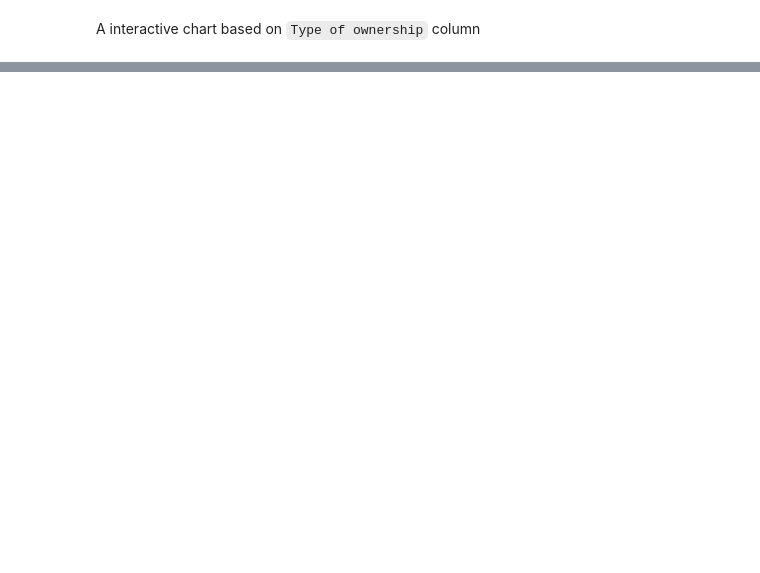
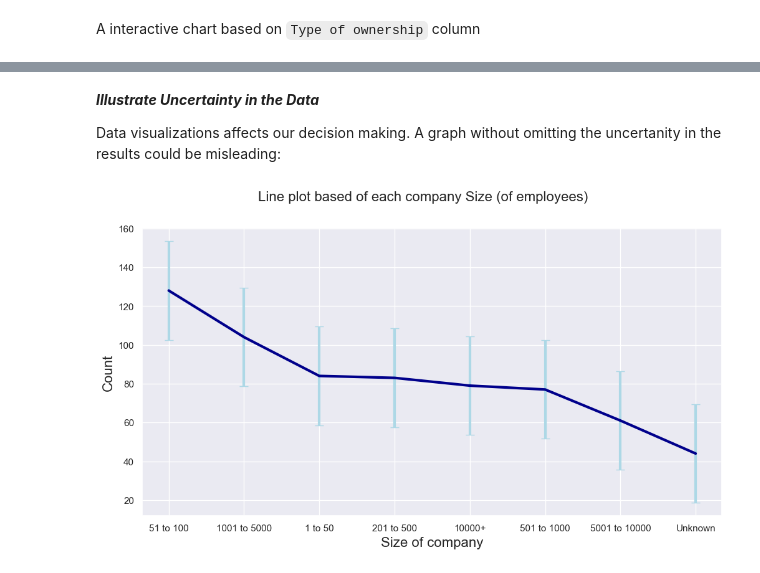
Before and after one commit to alizahedzadeh/Applied-Data-Science-Course-Assignments, a Jupyter notebook: assignments/Assignment 3 Data Visualization + Web-scraping/HW3_DataVisualization.ipynb, the cells around one changed output, grey strips where cells are left out. Drawn from its saved outputs; the diff is of its cells as text; code cells hidden in the pictures; blank space fills up the shorter version.

```diff
--- a/assignments/Assignment 3 Data Visualization + Web-scraping/HW3_DataVisualization.ipynb
+++ b/assignments/Assignment 3 Data Visualization + Web-scraping/HW3_DataVisualization.ipynb
@@ -253,3 +273,20 @@ fig.update_layout(title = 'Type of ownership')
 fig.show()
 # %% [markdown]
 ![saved_file_pic](newplot2.png)
+# %% [markdown]
+***Illustrate Uncertainty in the Data***
+
+Data visualizations affects our decision making. A graph without omitting the uncertanity in the results could be misleading:
+# %%
+data = df['Size'].value_counts()
+data.index = ['51 to 100','1001 to 5000','1 to 50','201 to 500','10000+','501 to 1000','5001 to 10000','Unknown']
+err = data.std()
+data.plot.line(color='DarkBlue',figsize=(12,6),legend=[],linewidth=3,grid=True,yerr=err,capsize=5,ecolor='LightBlue')
+
+# Now let's setup the labels, titles and format y axis as percentages
+plt.suptitle('Line plot based of each company Size (of employees)',fontsize=16)
+plt.ylabel('Count',fontsize=16)
+plt.xlabel('Size of company',fontsize=16)
+plt.show()
+# %% [output]
+[figure, added]
```
Also changed, not shown: parts of 4 cells of this notebook, 1 other file.
